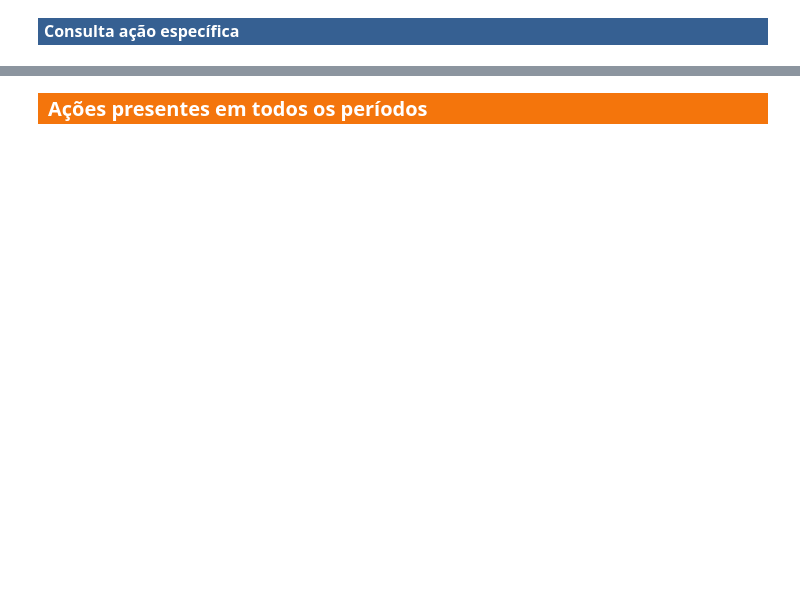
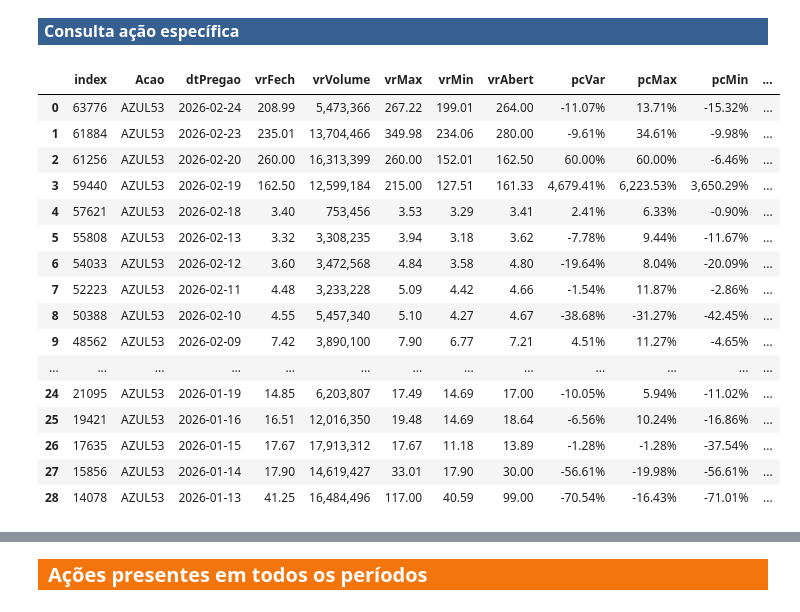
Before and after one commit to alexandre-esmeraldo/StockManager, a Jupyter notebook: StockManager_Processamento.ipynb, the cells around one changed output, grey strips where cells are left out. Cells and saved outputs as stored; diff of their text form; code cells hidden in the pictures; blank space fills up the shorter version.

```diff
--- a/StockManager_Processamento.ipynb
+++ b/StockManager_Processamento.ipynb
@@ -64,8 +179,26 @@ printmd(f'**<div class={font_color}>{hoje}, Status {a}</div>**')
 # %% [markdown]
 <p style="color:white; background-color: #366092; font-size: 12pt; padding: 3px 0px 3px 6px; font-weight: bold">  Consulta ação específica </p>
 # %%
-acao_adhoc = "AZUL53"
+acao_adhoc = "azul53"
 consulta_acao_formatada(df, acao_adhoc)
+# %% [output]
+|  | index | Acao | dtPregao | vrFech | vrVolume | vrMax | vrMin | vrAbert | pcVar | pcMax | pcMin | ... |
+| 0 | 63776 | AZUL53 | 2026-02-24 | 208.99 | 5,473,366 | 267.22 | 199.01 | 264.00 | -11.07% | 13.71% | -15.32% | ... |
+| 1 | 61884 | AZUL53 | 2026-02-23 | 235.01 | 13,704,466 | 349.98 | 234.06 | 280.00 | -9.61% | 34.61% | -9.98% | ... |
+| 2 | 61256 | AZUL53 | 2026-02-20 | 260.00 | 16,313,399 | 260.00 | 152.01 | 162.50 | 60.00% | 60.00% | -6.46% | ... |
+| 3 | 59440 | AZUL53 | 2026-02-19 | 162.50 | 12,599,184 | 215.00 | 127.51 | 161.33 | 4,679.41% | 6,223.53% | 3,650.29% | ... |
+| 4 | 57621 | AZUL53 | 2026-02-18 | 3.40 | 753,456 | 3.53 | 3.29 | 3.41 | 2.41% | 6.33% | -0.90% | ... |
+| 5 | 55808 | AZUL53 | 2026-02-13 | 3.32 | 3,308,235 | 3.94 | 3.18 | 3.62 | -7.78% | 9.44% | -11.67% | ... |
+| 6 | 54033 | AZUL53 | 2026-02-12 | 3.60 | 3,472,568 | 4.84 | 3.58 | 4.80 | -19.64% | 8.04% | -20.09% | ... |
+| 7 | 52223 | AZUL53 | 2026-02-11 | 4.48 | 3,233,228 | 5.09 | 4.42 | 4.66 | -1.54% | 11.87% | -2.86% | ... |
+| 8 | 50388 | AZUL53 | 2026-02-10 | 4.55 | 5,457,340 | 5.10 | 4.27 | 4.67 | -38.68% | -31.27% | -42.45% | ... |
+| 9 | 48562 | AZUL53 | 2026-02-09 | 7.42 | 3,890,100 | 7.90 | 6.77 | 7.21 | 4.51% | 11.27% | -4.65% | ... |
+| ... | ... | ... | ... | ... | ... | ... | ... | ... | ... | ... | ... | ... |
+| 24 | 21095 | AZUL53 | 2026-01-19 | 14.85 | 6,203,807 | 17.49 | 14.69 | 17.00 | -10.05% | 5.94% | -11.02% | ... |
+| 25 | 19421 | AZUL53 | 2026-01-16 | 16.51 | 12,016,350 | 19.48 | 14.69 | 18.64 | -6.56% | 10.24% | -16.86% | ... |
+| 26 | 17635 | AZUL53 | 2026-01-15 | 17.67 | 17,913,312 | 17.67 | 11.18 | 13.89 | -1.28% | -1.28% | -37.54% | ... |
+| 27 | 15856 | AZUL53 | 2026-01-14 | 17.90 | 14,619,427 | 33.01 | 17.90 | 30.00 | -56.61% | -19.98% | -56.61% | ... |
+| 28 | 14078 | AZUL53 | 2026-01-13 | 41.25 | 16,484,496 | 117.00 | 40.59 | 99.00 | -70.54% | -16.43% | -71.01% | ... |
 # %%
 acao_adhoc = "RCSL4"
 consulta_acao_formatada(df, acao_adhoc)
```
Also changed, not shown: parts of 23 cells of this notebook, 5 other files.
